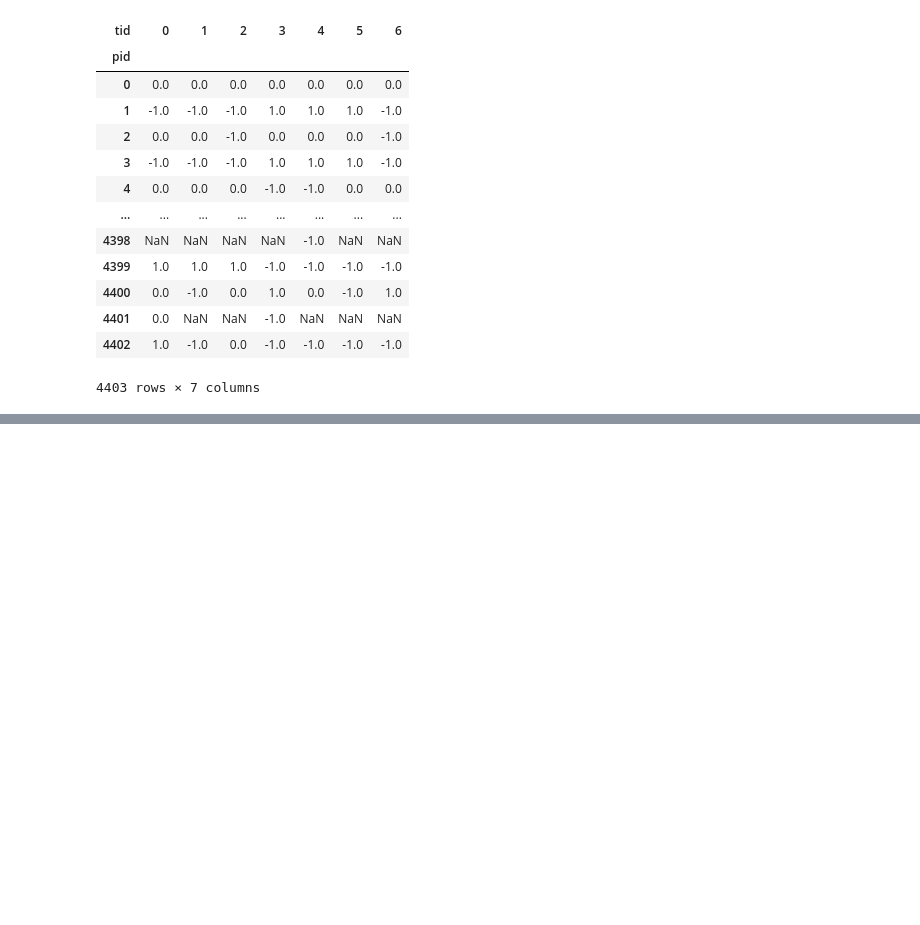
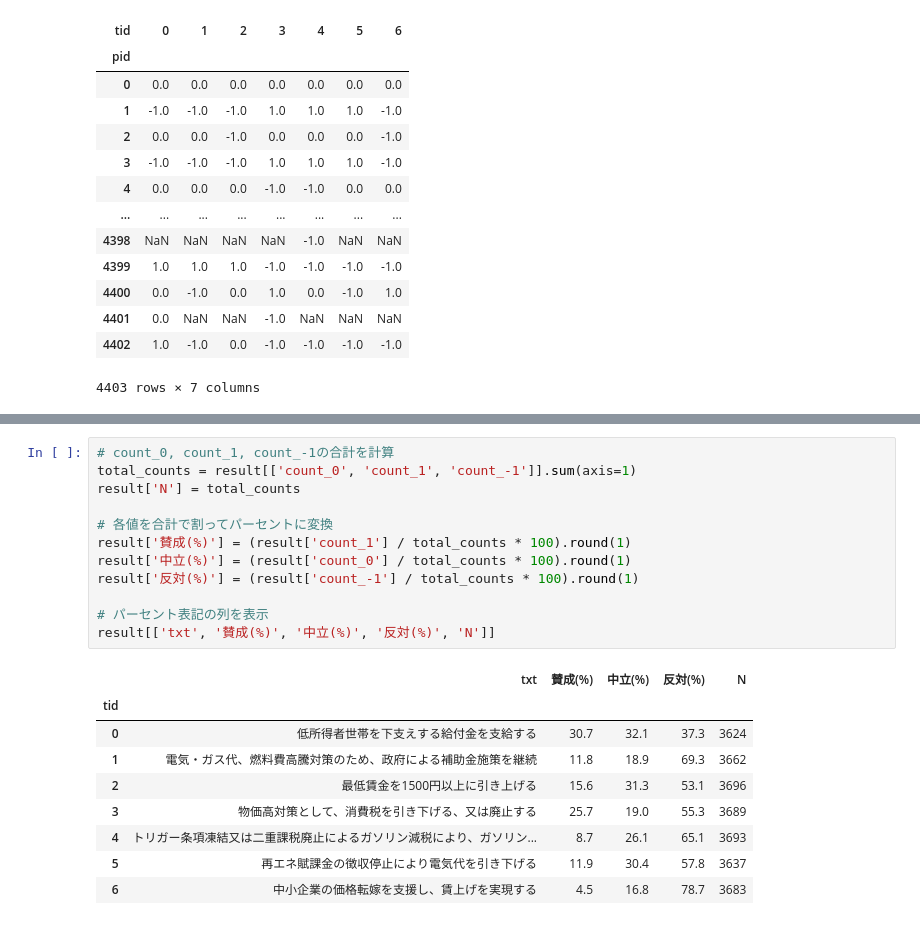
Before and after one commit to nishio/yoronchizu2024-data, a Jupyter notebook: README.ipynb, the cells around one changed output, grey strips where cells are left out. Saved outputs shown, nothing was run; the diff lists cells and outputs as text; blank space fills up the shorter version.

```diff
--- a/README.ipynb
+++ b/README.ipynb
@@ -225,0 +149,22 @@ plt.show()
+# %%
+# count_0, count_1, count_-1の合計を計算
+total_counts = result[['count_0', 'count_1', 'count_-1']].sum(axis=1)
+result['N'] = total_counts
+
+# 各値を合計で割ってパーセントに変換
+result['賛成(%)'] = (result['count_1'] / total_counts * 100).round(1)
+result['中立(%)'] = (result['count_0'] / total_counts * 100).round(1)
+result['反対(%)'] = (result['count_-1'] / total_counts * 100).round(1)
+
+# パーセント表記の列を表示
+result[['txt', '賛成(%)', '中立(%)', '反対(%)', 'N']]
+# %% [output]
+|  | txt | 賛成(%) | 中立(%) | 反対(%) | N |
+| tid |  |  |  |  |  |
+| 0 | 低所得者世帯を下支えする給付金を支給する | 30.7 | 32.1 | 37.3 | 3624 |
+| 1 | 電気・ガス代、燃料費高騰対策のため、政府による補助金施策を継続 | 11.8 | 18.9 | 69.3 | 3662 |
+| 2 | 最低賃金を1500円以上に引き上げる | 15.6 | 31.3 | 53.1 | 3696 |
+| 3 | 物価高対策として、消費税を引き下げる、又は廃止する | 25.7 | 19.0 | 55.3 | 3689 |
+| 4 | トリガー条項凍結又は二重課税廃止によるガソリン減税により、ガソリン... | 8.7 | 26.1 | 65.1 | 3693 |
+| 5 | 再エネ賦課金の徴収停止により電気代を引き下げる | 11.9 | 30.4 | 57.8 | 3637 |
+| 6 | 中小企業の価格転嫁を支援し、賃上げを実現する | 4.5 | 16.8 | 78.7 | 3683 |
```
Also changed, not shown: parts of 14 cells of this notebook, 1 other file.
